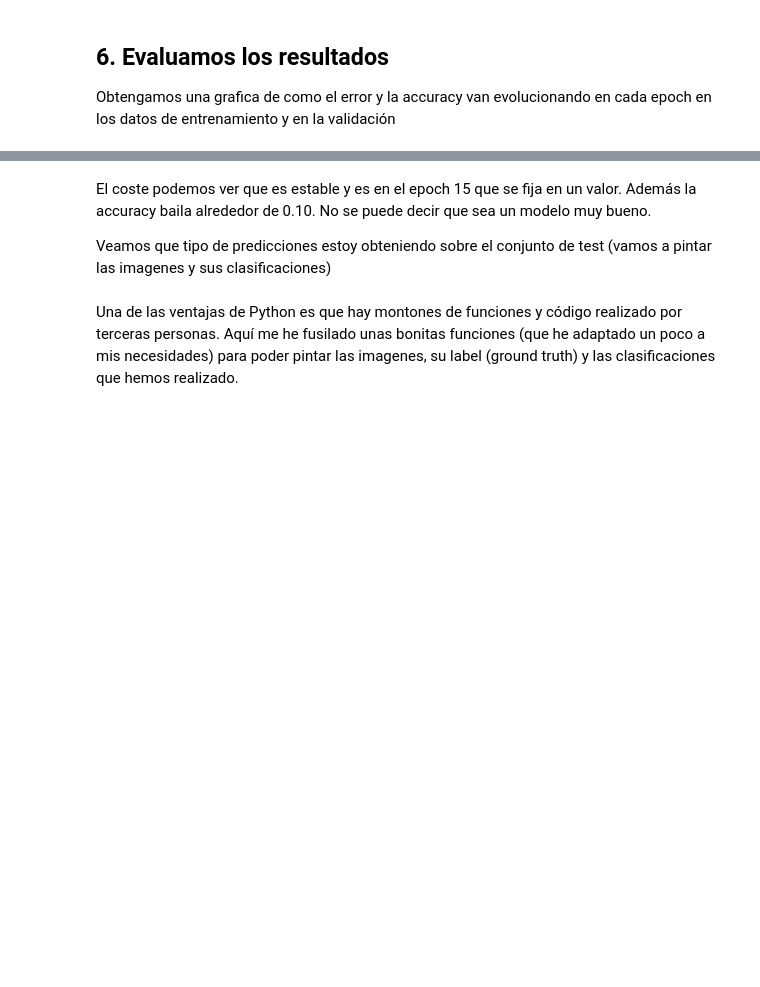
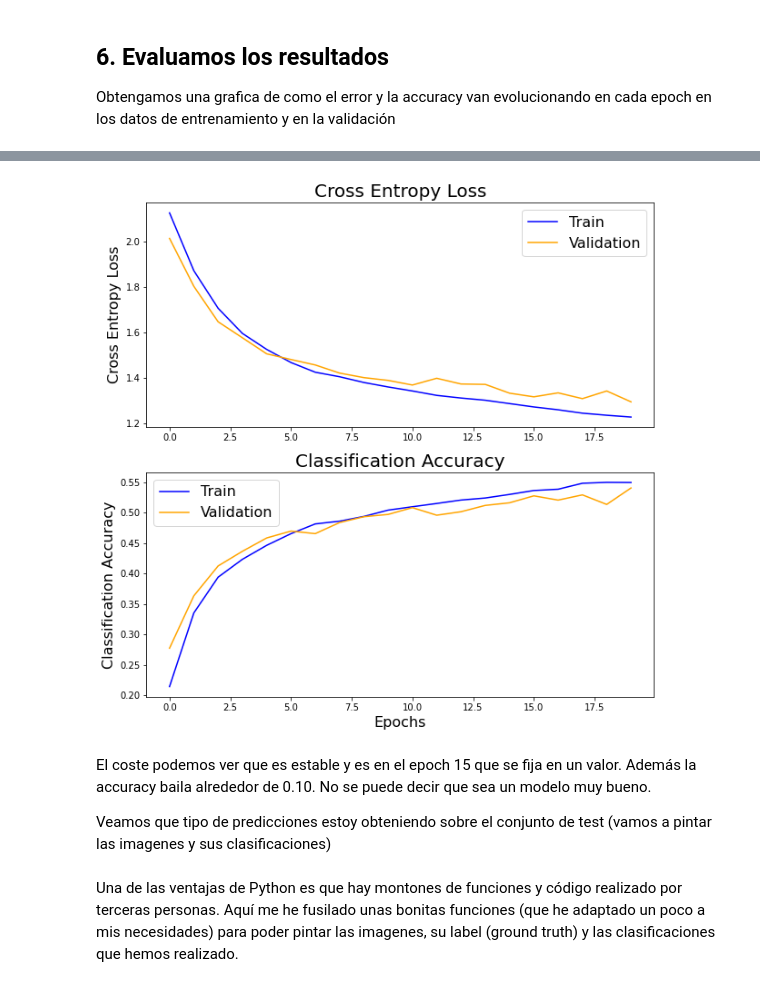
Before and after one commit to carlosperez1997/cifar10_computer_vision, a Jupyter notebook: cifar10_v1.ipynb, the cells around one changed output, grey strips where cells are left out. Drawn from its saved outputs; the diff is of its cells as text; code cells hidden in the pictures; blank space fills up the shorter version.

```diff
--- a/cifar10_v1.ipynb
+++ b/cifar10_v1.ipynb
@@ -134,10 +199,18 @@ print('> %.3f' % (acc * 100.0))
 # %%
-plt.title('Cross Entropy Loss')
-plt.plot(history.history['loss'], color='blue', label='train')
-plt.plot(history.history['val_loss'], color='orange', label='test')
+fig, ax = plt.subplots(2,1,figsize=(10,10))
+ax[0].set_title('Cross Entropy Loss', fontsize = 20)
+ax[0].plot(history.history['loss'], color='blue', label='Train')
+ax[0].plot(history.history['val_loss'], color='orange', label='Validation')
+ax[0].set_ylabel('Cross Entropy Loss', fontsize = 16)
+ax[0].legend(fontsize = 16)
+
+ax[1].set_title('Classification Accuracy', fontsize = 20)
+ax[1].plot(history.history['accuracy'], color='blue', label='Train')
+ax[1].plot(history.history['val_accuracy'], color='orange', label='Validation')
+ax[1].set_ylabel('Classification Accuracy', fontsize = 16)
+ax[1].set_xlabel('Epochs', fontsize = 16)
+ax[1].legend(fontsize = 16)
+
 plt.show()
-
-plt.title('Classification Accuracy')
-plt.plot(history.history['accuracy'], color='blue', label='train')
-plt.plot(history.history['val_accuracy'], color='orange', label='test')
-plt.show()
+# %% [output]
+[figure, added]
```
Also changed, not shown: parts of 12 cells of this notebook.
